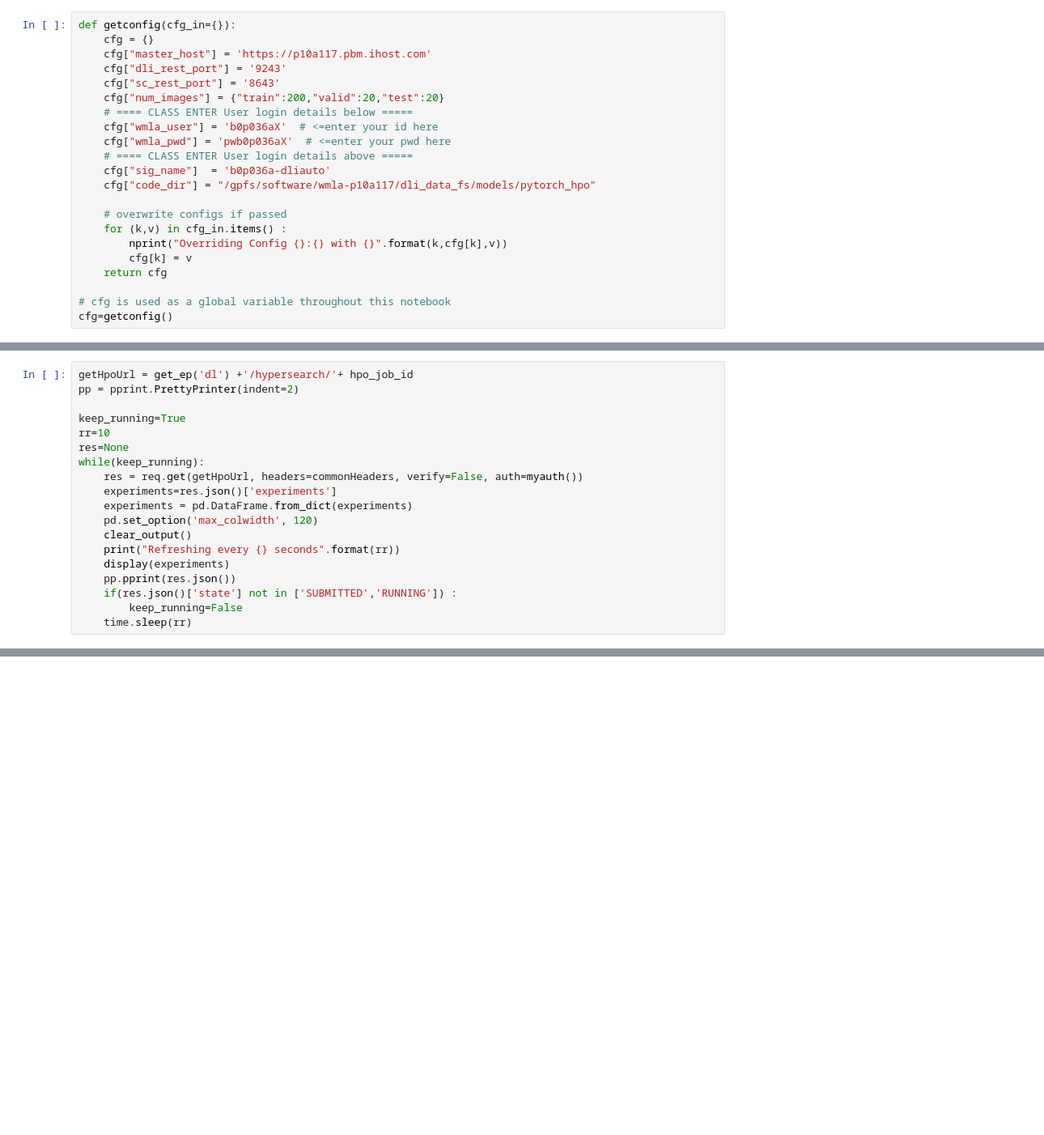
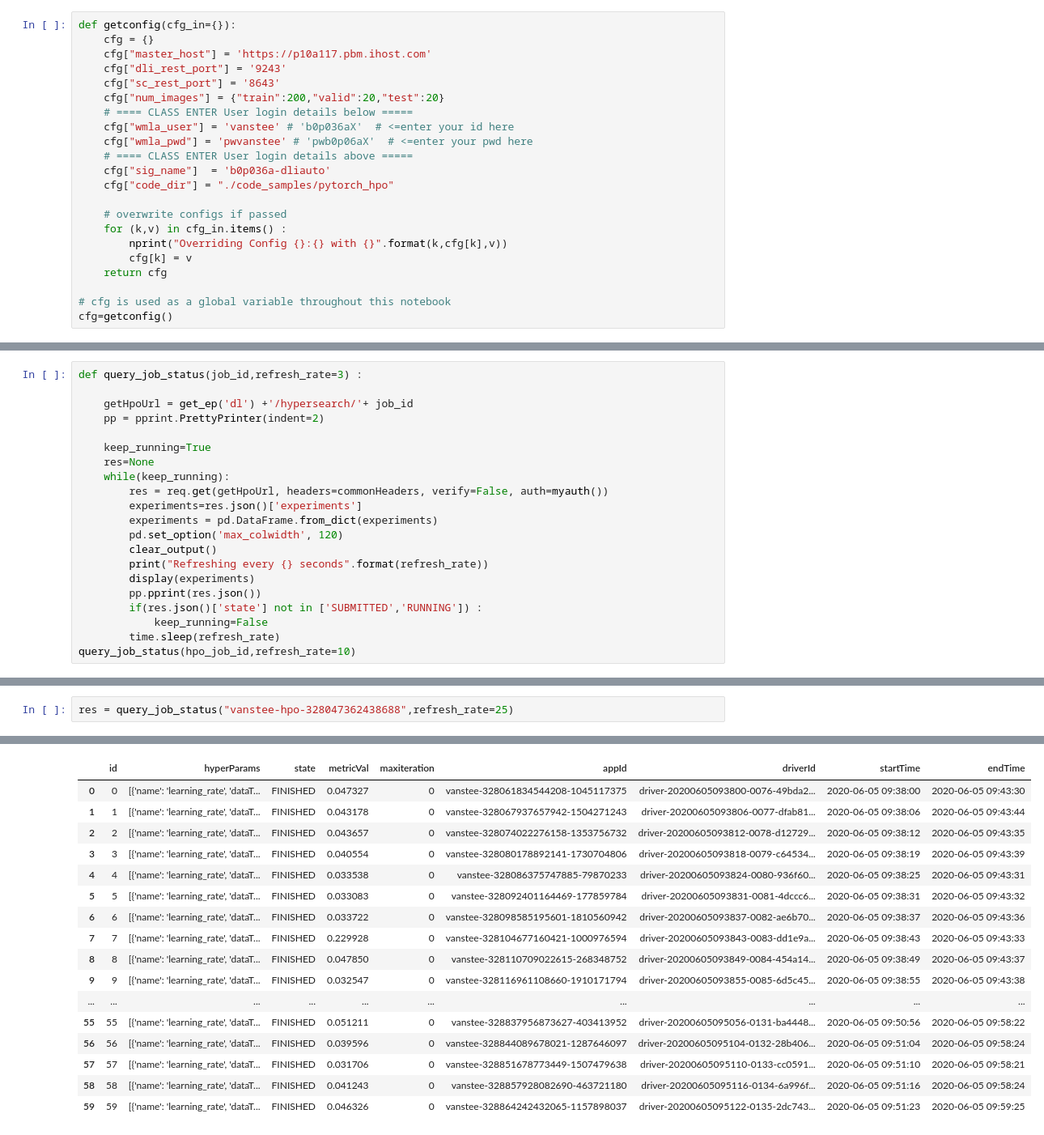
Before and after one commit to IBM/wmla-learning-path, a Jupyter notebook: 02_hpo.ipynb, the cells around one changed output, grey strips where cells are left out. Shown at 81% size. Drawn from its saved outputs; the diff is of its cells as text; blank space fills up the shorter version.

```diff
--- a/02_hpo.ipynb
+++ b/02_hpo.ipynb
@@ -52,11 +55,11 @@ def getconfig(cfg_in={}):
     cfg["sc_rest_port"] = '8643'
     cfg["num_images"] = {"train":200,"valid":20,"test":20}
     # ==== CLASS ENTER User login details below =====
-    cfg["wmla_user"] = 'b0p036aX'  # <=enter your id here
-    cfg["wmla_pwd"] = 'pwb0p036aX'  # <=enter your pwd here
+    cfg["wmla_user"] = 'vanstee' # 'b0p036aX'  # <=enter your id here
+    cfg["wmla_pwd"] = 'pwvanstee' # 'pwb0p06aX'  # <=enter your pwd here
     # ==== CLASS ENTER User login details above =====
     cfg["sig_name"]  = 'b0p036a-dliauto'
-    cfg["code_dir"] = "/gpfs/software/wmla-p10a117/dli_data_fs/models/pytorch_hpo"
+    cfg["code_dir"] = "./code_samples/pytorch_hpo"
 
     # overwrite configs if passed
     for (k,v) in cfg_in.items() :
@@ -316,19 +367,21 @@ print("hpo_job_id : {}".format(hpo_job_id))
 # %%
-getHpoUrl = get_ep('dl') +'/hypersearch/'+ hpo_job_id
-pp = pprint.PrettyPrinter(indent=2)
+def query_job_status(job_id,refresh_rate=3) :
 
-keep_running=True
-rr=10
-res=None
-while(keep_running):
-    res = req.get(getHpoUrl, headers=commonHeaders, verify=False, auth=myauth())
-    experiments=res.json()['experiments']
-    experiments = pd.DataFrame.from_dict(experiments)
-    pd.set_option('max_colwidth', 120)
-    clear_output()
-    print("Refreshing every {} seconds".format(rr))
-    display(experiments)
-    pp.pprint(res.json())
-    if(res.json()['state'] not in ['SUBMITTED','RUNNING']) :
-        keep_running=False
-    time.sleep(rr)
+    getHpoUrl = get_ep('dl') +'/hypersearch/'+ job_id
+    pp = pprint.PrettyPrinter(indent=2)
+
+    keep_running=True
+    res=None
+    while(keep_running):
+        res = req.get(getHpoUrl, headers=commonHeaders, verify=False, auth=myauth())
+        experiments=res.json()['experiments']
+        experiments = pd.DataFrame.from_dict(experiments)
+        pd.set_option('max_colwidth', 120)
+        clear_output()
+        print("Refreshing every {} seconds".format(refresh_rate))
+        display(experiments)
+        pp.pprint(res.json())
+        if(res.json()['state'] not in ['SUBMITTED','RUNNING']) :
+            keep_running=False
+        time.sleep(refresh_rate)
+query_job_status(hpo_job_id,refresh_rate=10)
@@ -351,0 +552,3 @@ Congratulations, you have completed our demonstration of using WMLA for distribu
+# %%
+res = query_job_status("vanstee-hpo-328047362438688",refresh_rate=25)
+# %% [output]
@@ -351,0 +556,17 @@ Congratulations, you have completed our demonstration of using WMLA for distribu
+|  | id | hyperParams | state | metricVal | maxiteration | appId | driverId | startTime | endTime |
+| 0 | 0 | [{'name': 'learning_rate', 'dataT... | FINISHED | 0.047327 | 0 | vanstee-328061834544208-1045117375 | driver-20200605093800-0076-49bda2... | 2020-06-05 09:38:00 | 2020-06-05 09:43:30 |
+| 1 | 1 | [{'name': 'learning_rate', 'dataT... | FINISHED | 0.043178 | 0 | vanstee-328067937657942-1504271243 | driver-20200605093806-0077-dfab81... | 2020-06-05 09:38:06 | 2020-06-05 09:43:44 |
+| 2 | 2 | [{'name': 'learning_rate', 'dataT... | FINISHED | 0.043657 | 0 | vanstee-328074022276158-1353756732 | driver-20200605093812-0078-d12729... | 2020-06-05 09:38:12 | 2020-06-05 09:43:35 |
+| 3 | 3 | [{'name': 'learning_rate', 'dataT... | FINISHED | 0.040554 | 0 | vanstee-328080178892141-1730704806 | driver-20200605093818-0079-c64534... | 2020-06-05 09:38:19 | 2020-06-05 09:43:39 |
+| 4 | 4 | [{'name': 'learning_rate', 'dataT... | FINISHED | 0.033538 | 0 | vanstee-328086375747885-79870233 | driver-20200605093824-0080-936f60... | 2020-06-05 09:38:25 | 2020-06-05 09:43:31 |
+| 5 | 5 | [{'name': 'learning_rate', 'dataT... | FINISHED | 0.033083 | 0 | vanstee-328092401164469-177859784 | driver-20200605093831-0081-4dccc6... | 2020-06-05 09:38:31 | 2020-06-05 09:43:32 |
+| 6 | 6 | [{'name': 'learning_rate', 'dataT... | FINISHED | 0.033722 | 0 | vanstee-328098585195601-1810560942 | driver-20200605093837-0082-ae6b70... | 2020-06-05 09:38:37 | 2020-06-05 09:43:36 |
+| 7 | 7 | [{'name': 'learning_rate', 'dataT... | FINISHED | 0.229928 | 0 | vanstee-328104677160421-1000976594 | driver-20200605093843-0083-dd1e9a... | 2020-06-05 09:38:43 | 2020-06-05 09:43:33 |
+| 8 | 8 | [{'name': 'learning_rate', 'dataT... | FINISHED | 0.047850 | 0 | vanstee-328110709022615-268348752 | driver-20200605093849-0084-454a14... | 2020-06-05 09:38:49 | 2020-06-05 09:43:37 |
+| 9 | 9 | [{'name': 'learning_rate', 'dataT... | FINISHED | 0.032547 | 0 | vanstee-328116961108660-1910171794 | driver-20200605093855-0085-6d5c45... | 2020-06-05 09:38:55 | 2020-06-05 09:43:38 |
+| ... | ... | ... | ... | ... | ... | ... | ... | ... | ... |
+| 55 | 55 | [{'name': 'learning_rate', 'dataT... | FINISHED | 0.051211 | 0 | vanstee-328837956873627-403413952 | driver-20200605095056-0131-ba4448... | 2020-06-05 09:50:56 | 2020-06-05 09:58:22 |
+| 56 | 56 | [{'name': 'learning_rate', 'dataT... | FINISHED | 0.039596 | 0 | vanstee-328844089678021-1287646097 | driver-20200605095104-0132-28b406... | 2020-06-05 09:51:04 | 2020-06-05 09:58:24 |
+| 57 | 57 | [{'name': 'learning_rate', 'dataT... | FINISHED | 0.031706 | 0 | vanstee-328851678773449-1507479638 | driver-20200605095110-0133-cc0591... | 2020-06-05 09:51:10 | 2020-06-05 09:58:21 |
+| 58 | 58 | [{'name': 'learning_rate', 'dataT... | FINISHED | 0.041243 | 0 | vanstee-328857928082690-463721180 | driver-20200605095116-0134-6a996f... | 2020-06-05 09:51:16 | 2020-06-05 09:58:24 |
+| 59 | 59 | [{'name': 'learning_rate', 'dataT... | FINISHED | 0.046326 | 0 | vanstee-328864242432065-1157898037 | driver-20200605095122-0135-2dc743... | 2020-06-05 09:51:23 | 2020-06-05 09:59:25 |
```
Also changed, not shown: parts of 16 cells of this notebook, 7 other files.
